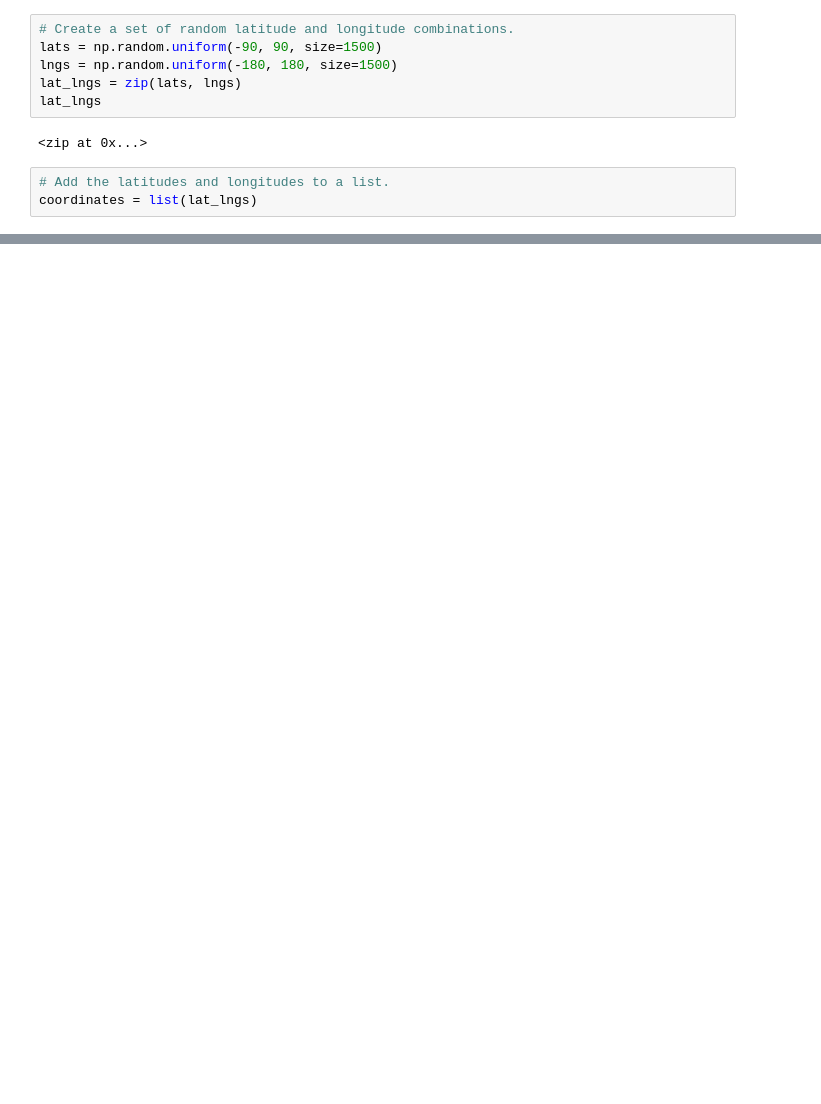
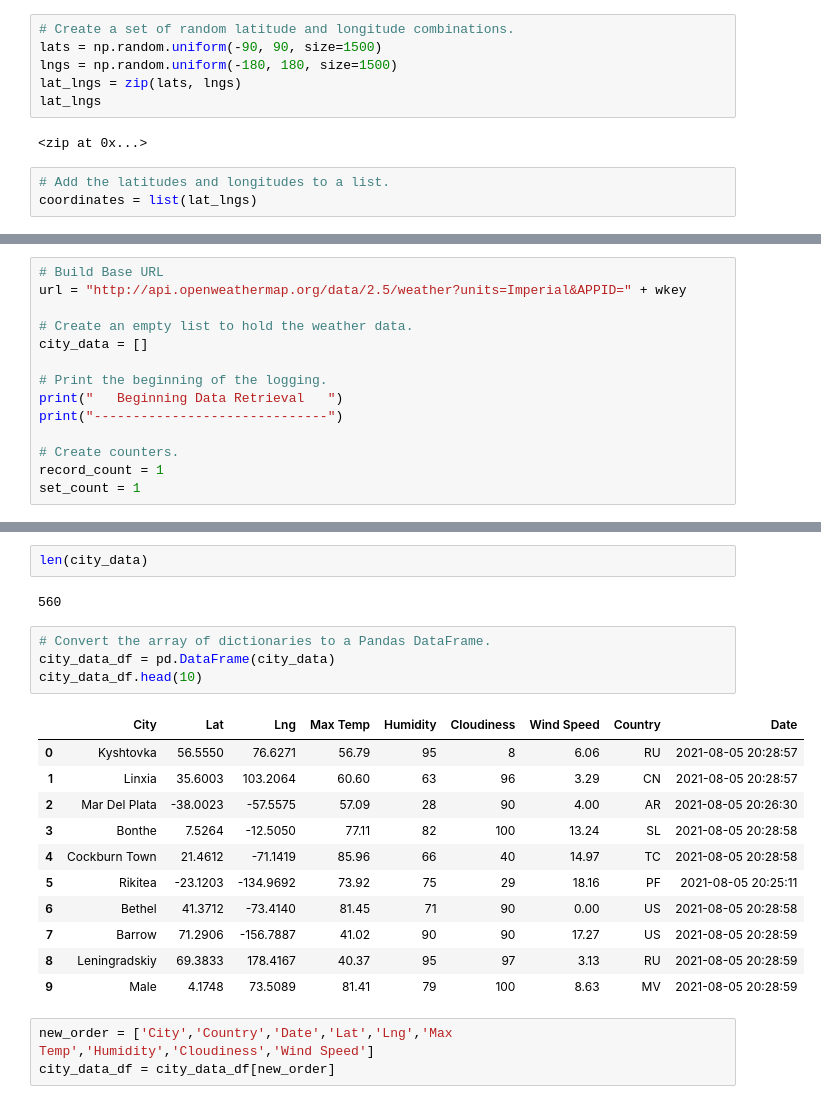
Before and after one commit to connorfarrell7/World_Weather_Analysis, a Jupyter notebook: WeatherPy.ipynb, the cells around one changed output, grey strips where cells are left out. Cells and saved outputs as stored; diff of their text form; blank space fills up the shorter version.

```diff
--- a/WeatherPy.ipynb
+++ b/WeatherPy.ipynb
@@ -35,0 +39,14 @@ len(cities)
+# %%
+# Build Base URL
+url = "http://api.openweathermap.org/data/2.5/weather?units=Imperial&APPID=" + wkey
+
+# Create an empty list to hold the weather data.
+city_data = []
+
+# Print the beginning of the logging.
+print("   Beginning Data Retrieval   ")
+print("------------------------------")
+
+# Create counters.
+record_count = 1
+set_count = 1
@@ -35,0 +129,23 @@ len(cities)
+# %%
+len(city_data)
+# %% [output]
+560
+# %%
+# Convert the array of dictionaries to a Pandas DataFrame.
+city_data_df = pd.DataFrame(city_data)
+city_data_df.head(10)
+# %% [output]
+|  | City | Lat | Lng | Max Temp | Humidity | Cloudiness | Wind Speed | Country | Date |
+| 0 | Kyshtovka | 56.5550 | 76.6271 | 56.79 | 95 | 8 | 6.06 | RU | 2021-08-05 20:28:57 |
+| 1 | Linxia | 35.6003 | 103.2064 | 60.60 | 63 | 96 | 3.29 | CN | 2021-08-05 20:28:57 |
+| 2 | Mar Del Plata | -38.0023 | -57.5575 | 57.09 | 28 | 90 | 4.00 | AR | 2021-08-05 20:26:30 |
+| 3 | Bonthe | 7.5264 | -12.5050 | 77.11 | 82 | 100 | 13.24 | SL | 2021-08-05 20:28:58 |
+| 4 | Cockburn Town | 21.4612 | -71.1419 | 85.96 | 66 | 40 | 14.97 | TC | 2021-08-05 20:28:58 |
+| 5 | Rikitea | -23.1203 | -134.9692 | 73.92 | 75 | 29 | 18.16 | PF | 2021-08-05 20:25:11 |
+| 6 | Bethel | 41.3712 | -73.4140 | 81.45 | 71 | 90 | 0.00 | US | 2021-08-05 20:28:58 |
+| 7 | Barrow | 71.2906 | -156.7887 | 41.02 | 90 | 90 | 17.27 | US | 2021-08-05 20:28:59 |
+| 8 | Leningradskiy | 69.3833 | 178.4167 | 40.37 | 95 | 97 | 3.13 | RU | 2021-08-05 20:28:59 |
+| 9 | Male | 4.1748 | 73.5089 | 81.41 | 79 | 100 | 8.63 | MV | 2021-08-05 20:28:59 |
+# %%
+new_order = ['City','Country','Date','Lat','Lng','Max Temp','Humidity','Cloudiness','Wind Speed']
+city_data_df = city_data_df[new_order]
```
Also changed, not shown: parts of 7 cells of this notebook, 4 other files.
